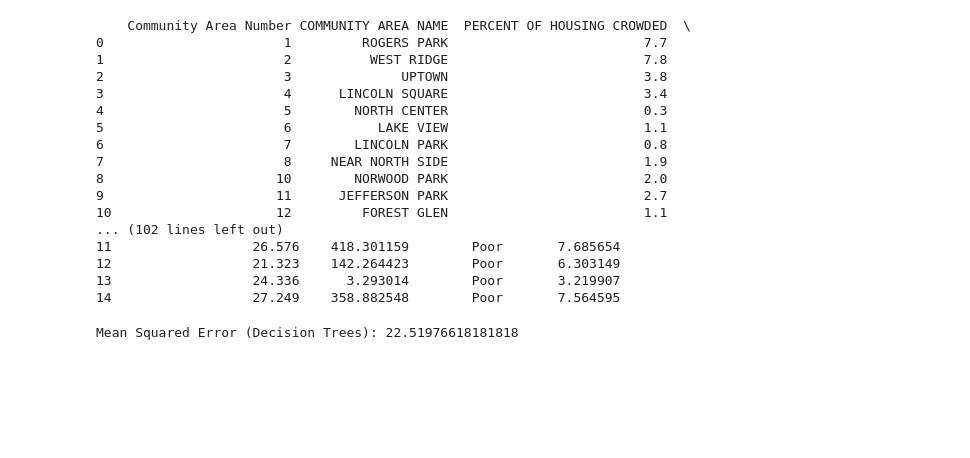
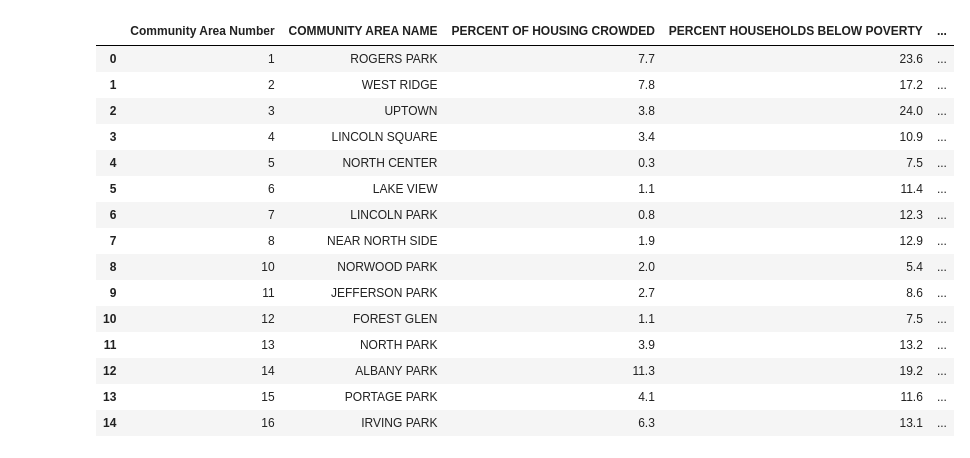
Before and after one commit to uic-cs418/group-project-the-data-sleuths, a Jupyter notebook: ML_implementations.ipynb, the cells around one changed output. Saved outputs shown, nothing was run; the diff lists cells and outputs as text; code cells hidden in the pictures; blank space fills up the shorter version.

```diff
--- a/ML_implementations.ipynb
+++ b/ML_implementations.ipynb
@@ -5,52 +37,35 @@ final_df = pd.read_json('data/final_data.json')
 # %%
-print(final_df.head(15))
+final_df.head(15)
 # %% [output]
-    Community Area Number COMMUNITY AREA NAME  PERCENT OF HOUSING CROWDED  \
-0                       1         ROGERS PARK                         7.7
-1                       2          WEST RIDGE                         7.8
-2                       3              UPTOWN                         3.8
-3                       4      LINCOLN SQUARE                         3.4
-4                       5        NORTH CENTER                         0.3
-5                       6           LAKE VIEW                         1.1
-6                       7        LINCOLN PARK                         0.8
-7                       8     NEAR NORTH SIDE                         1.9
-8                      10        NORWOOD PARK                         2.0
-9                      11      JEFFERSON PARK                         2.7
-10                     12         FOREST GLEN                         1.1
-... (102 lines left out)
-11                  26.576    418.301159        Poor       7.685654
-12                  21.323    142.264423        Poor       6.303149
-13                  24.336      3.293014        Poor       3.219907
-14                  27.249    358.882548        Poor       7.564595
+|  | Community Area Number | COMMUNITY AREA NAME | PERCENT OF HOUSING CROWDED | PERCENT HOUSEHOLDS BELOW POVERTY | ... |
+| 0 | 1 | ROGERS PARK | 7.7 | 23.6 | ... |
+| 1 | 2 | WEST RIDGE | 7.8 | 17.2 | ... |
+| 2 | 3 | UPTOWN | 3.8 | 24.0 | ... |
+| 3 | 4 | LINCOLN SQUARE | 3.4 | 10.9 | ... |
+| 4 | 5 | NORTH CENTER | 0.3 | 7.5 | ... |
+| 5 | 6 | LAKE VIEW | 1.1 | 11.4 | ... |
+| 6 | 7 | LINCOLN PARK | 0.8 | 12.3 | ... |
+| 7 | 8 | NEAR NORTH SIDE | 1.9 | 12.9 | ... |
+| 8 | 10 | NORWOOD PARK | 2.0 | 5.4 | ... |
+| 9 | 11 | JEFFERSON PARK | 2.7 | 8.6 | ... |
+| 10 | 12 | FOREST GLEN | 1.1 | 7.5 | ... |
+| 11 | 13 | NORTH PARK | 3.9 | 13.2 | ... |
+| 12 | 14 | ALBANY PARK | 11.3 | 19.2 | ... |
+| 13 | 15 | PORTAGE PARK | 4.1 | 11.6 | ... |
+| 14 | 16 | IRVING PARK | 6.3 | 13.1 | ... |
 # %%
-from sklearn.model_selection import train_test_split
-from sklearn.tree import DecisionTreeRegressor
-from sklearn.metrics import mean_squared_error
-
 # Selecting features and target variable
 features = ['PERCENT OF HOUSING CROWDED',
             'PERCENT HOUSEHOLDS BELOW POVERTY',
-            'PERCENT AGED 16+ UNEMPLOYED',
-            'PERCENT AGED 25+ WITHOUT HIGH SCHOOL DIPLOMA',
-            'PERCENT AGED UNDER 18 OR OVER 64',
-            'HARDSHIP INDEX']
+#            'PERCENT AGED 16+ UNEMPLOYED',
+#            'PERCENT AGED 25+ WITHOUT HIGH SCHOOL DIPLOMA',
+#            'PERCENT AGED UNDER 18 OR OVER 64',
+            'HARDSHIP INDEX',
+            'PER CAPITA INCOME']
 
-target = 'PER CAPITA INCOME IN K'
+target = 'shannon_index'
 
 # Splitting the data into training and testing sets
 X = final_df[features]
 y = final_df[target]
 X_train, X_test, y_train, y_test = train_test_split(X, y, test_size=0.2, random_state=42)
-
-# Initializing and training the Decision Tree Regressor model
-tree_model = DecisionTreeRegressor(random_state=42)
-tree_model.fit(X_train, y_train)
-
-# Predicting on the test set
-y_pred = tree_model.predict(X_test)
-
-# Evaluating the model
-mse = mean_squared_error(y_test, y_pred)
-print("Mean Squared Error (Decision Trees):", mse)
-# %% [output]
-Mean Squared Error (Decision Trees): 22.51976618181818
```
Also changed, not shown: parts of 10 cells of this notebook.
